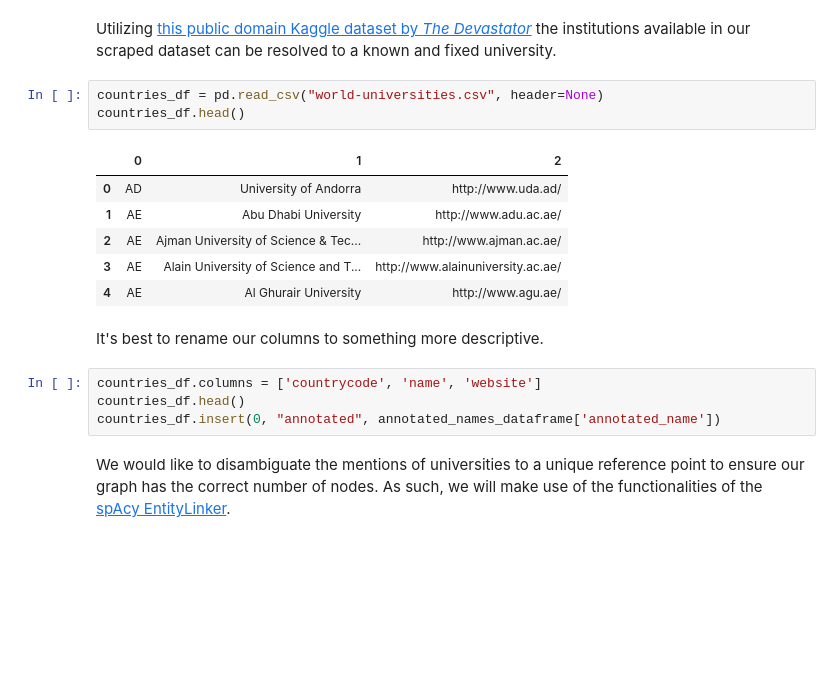
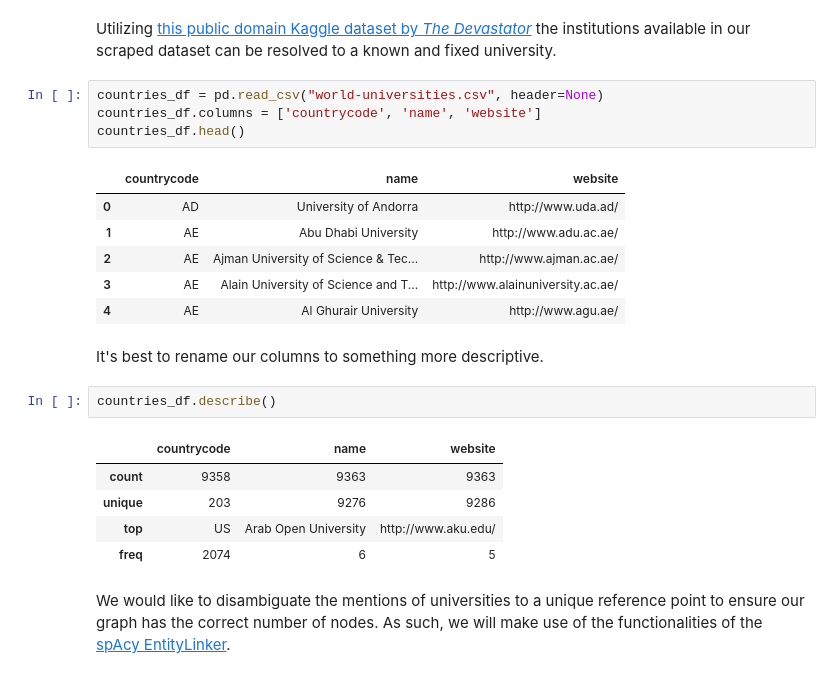
Before and after one commit to atomdog/buph-decolonization, a Jupyter notebook: v01/Analysis August 17.ipynb, the cells around one changed output. Drawn from its saved outputs; the diff is of its cells as text; blank space fills up the shorter version.

```diff
--- a/v01/Analysis August 17.ipynb
+++ b/v01/Analysis August 17.ipynb
@@ -76,9 +91,10 @@ freq                         33
 Utilizing [this public domain Kaggle dataset by *The Devastator*](https://www.kaggle.com/datasets/thedevastator/all-universities-in-the-world?resource=download) the institutions available in our scraped dataset can be resolved to a known and fixed university.
 # %%
 countries_df = pd.read_csv("world-universities.csv", header=None)
+countries_df.columns = ['countrycode', 'name', 'website']
 countries_df.head()
 # %% [output]
-|  | 0 | 1 | 2 |
+|  | countrycode | name | website |
 | 0 | AD | University of Andorra | http://www.uda.ad/ |
 | 1 | AE | Abu Dhabi University | http://www.adu.ac.ae/ |
 | 2 | AE | Ajman University of Science & Tec... | http://www.ajman.ac.ae/ |
@@ -87,9 +103,13 @@ countries_df.head()
 # %% [markdown]
 It's best to rename our columns to something more descriptive.
 # %%
-countries_df.columns = ['countrycode', 'name', 'website']
-countries_df.head()
-countries_df.insert(0, "annotated", annotated_names_dataframe['annotated_name'])
+countries_df.describe()
+# %% [output]
+|  | countrycode | name | website |
+| count | 9358 | 9363 | 9363 |
+| unique | 203 | 9276 | 9286 |
+| top | US | Arab Open University | http://www.aku.edu/ |
+| freq | 2074 | 6 | 5 |
 # %% [markdown]
 We would like to disambiguate the mentions of universities to a unique reference point to ensure our graph has the correct number of nodes.
 As such, we will make use of the functionalities of the [spAcy EntityLinker](https://spacy.io/api/entitylinker).
```
Also changed, not shown: parts of 11 cells of this notebook, 6 other files.
